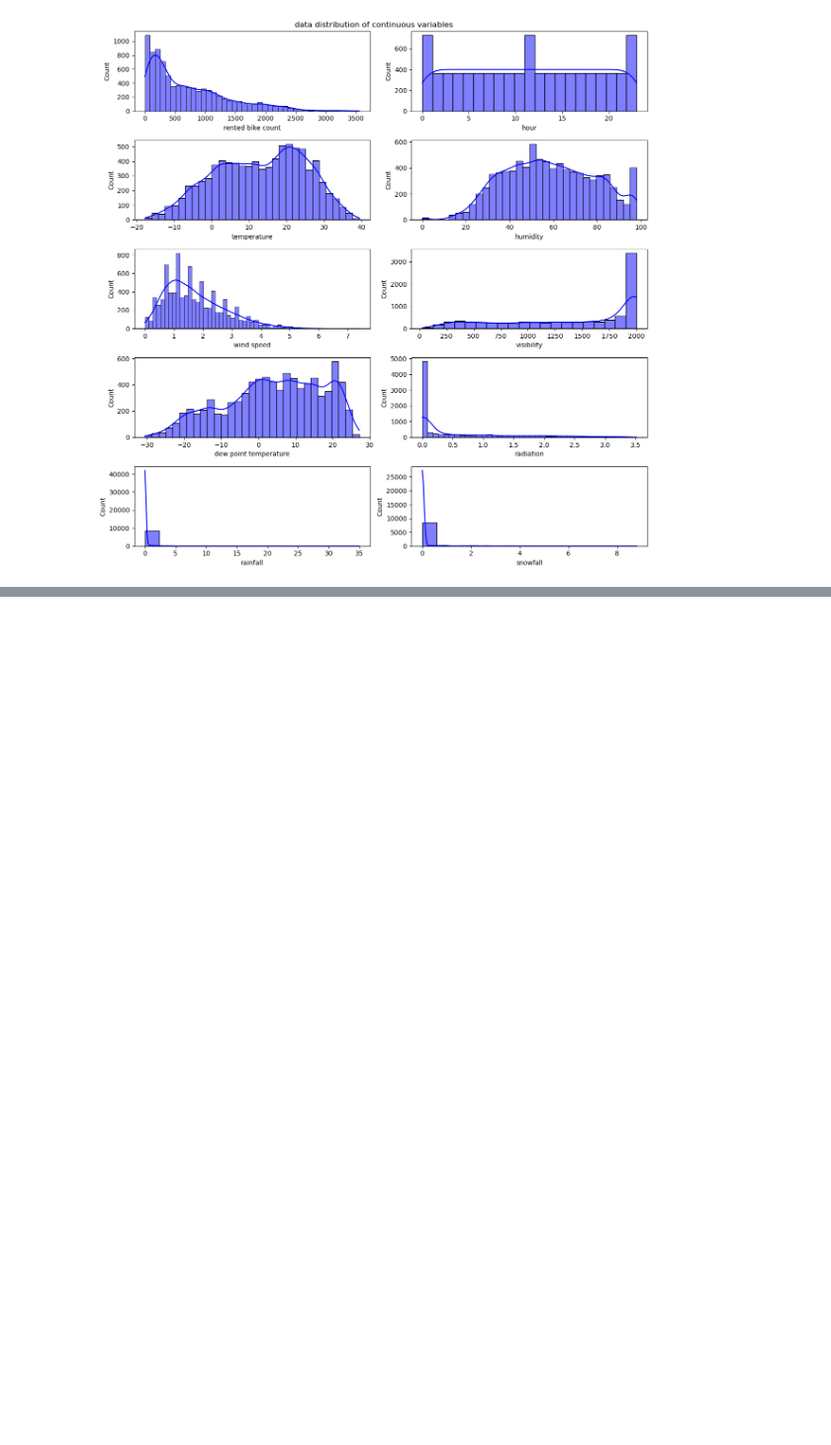
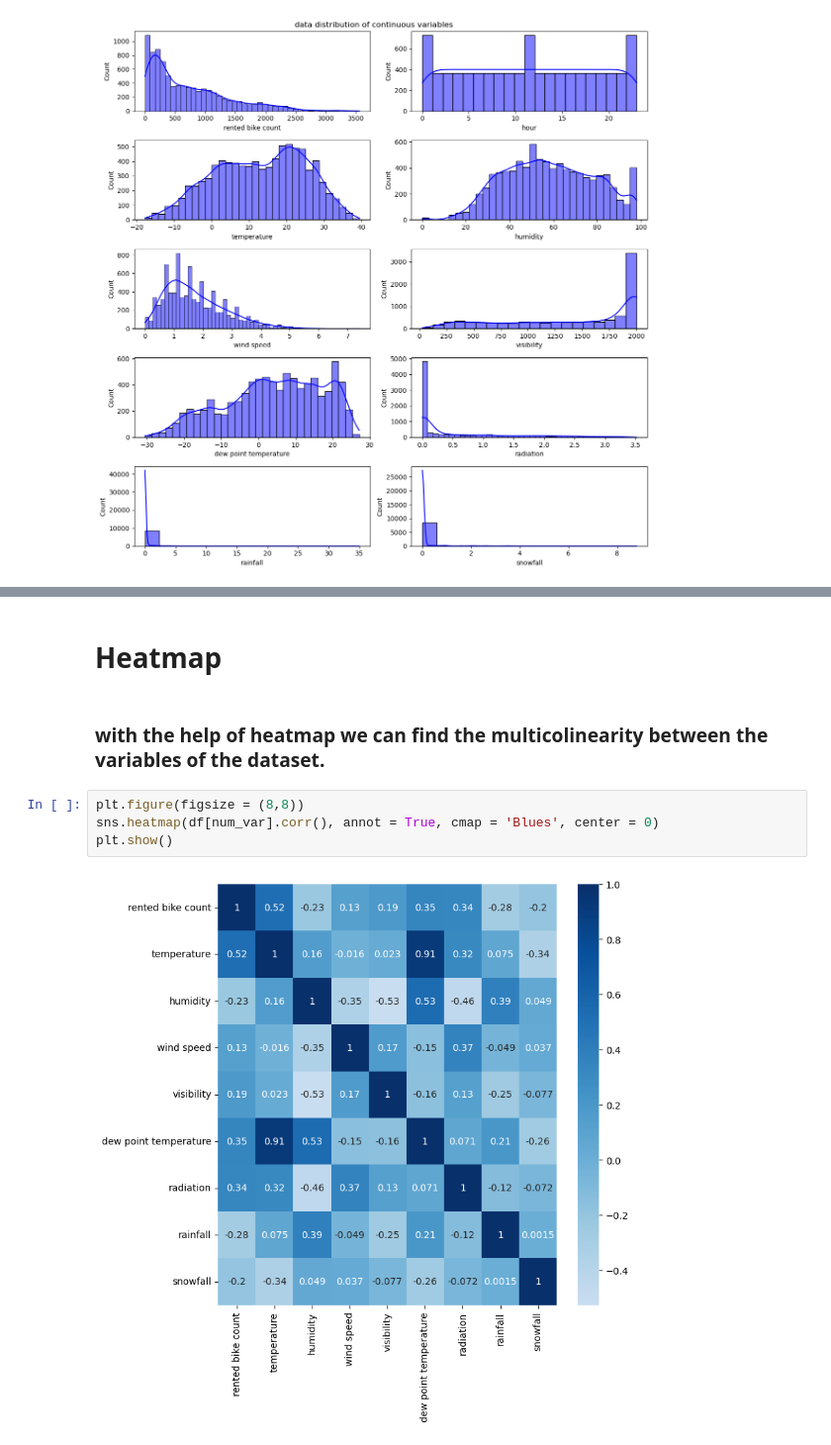
Before and after one commit to satyam-9/Rental_bike_count_prediction, a Jupyter notebook: Rental-bike-prediction.ipynb, the cells around one changed output, grey strips where cells are left out. Shown: that part at 99% size. Drawn from its saved outputs; the diff is of its cells as text; blank space fills up the shorter version.

```diff
--- a/Rental-bike-prediction.ipynb
+++ b/Rental-bike-prediction.ipynb
@@ -164,0 +238,10 @@ plt.tight_layout()
+# %% [markdown]
+# Heatmap
+# %% [markdown]
+### with the help of heatmap we can find the multicolinearity between the variables of the dataset.
+# %%
+plt.figure(figsize = (8,8))
+sns.heatmap(df[num_var].corr(), annot = True, cmap = 'Blues', center = 0)
+plt.show()
+# %% [output]
+[figure, added]
```
Also changed, not shown: parts of 37 cells of this notebook.
